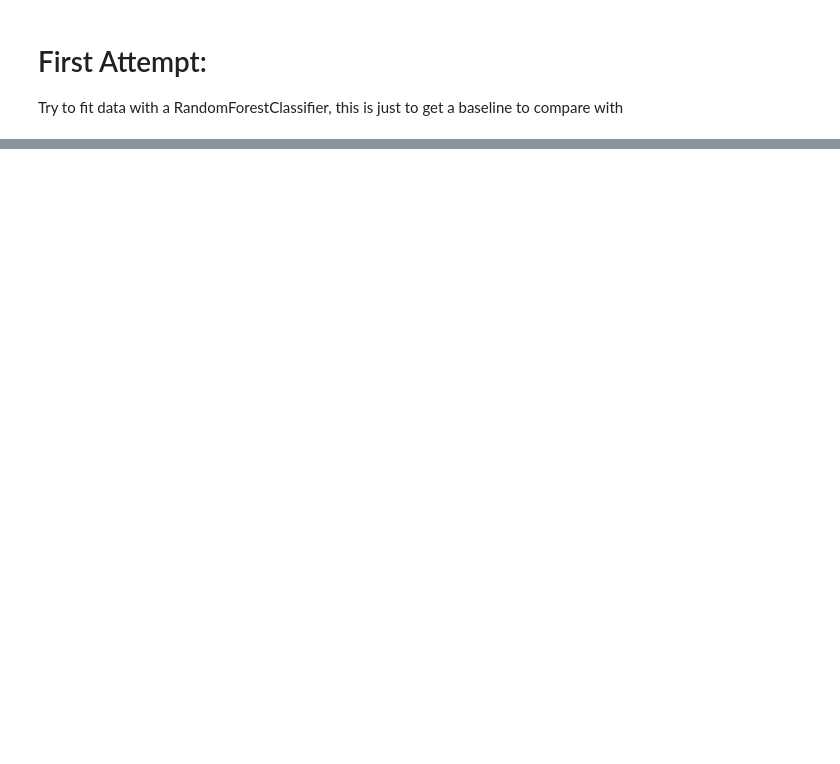
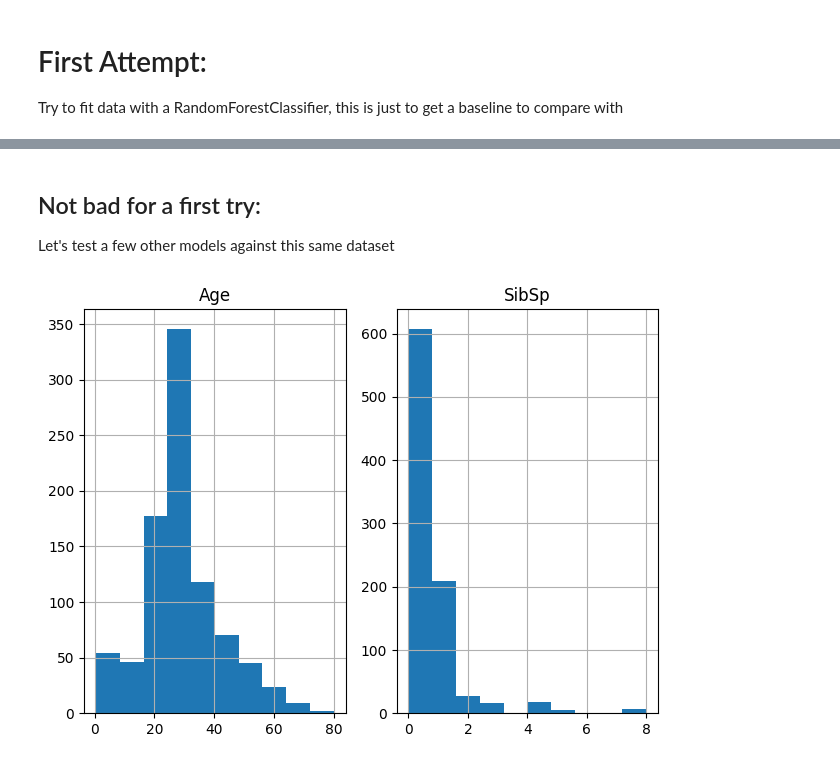
Before and after one commit to adriangs1996/kaggle, a Jupyter notebook: titanic.ipynb, the cells around one changed output, grey strips where cells are left out. Drawn from its saved outputs; the diff is of its cells as text; code cells hidden in the pictures; blank space fills up the shorter version.

```diff
--- a/titanic.ipynb
+++ b/titanic.ipynb
@@ -129,0 +157,18 @@ accuracy_score(y_test, model.predict(x_test))
+# %% [markdown]
+## Not bad for a first try:
+Let's test a few other models against this same dataset
+# %%
+# Let's see the distribution of different features, maybe we can use a Naive Bayes
+# classifier, or arrange for one
+from matplotlib import pyplot as plt
+
+plt.rcParams["figure.autolayout"] = True
+
+_, axes = plt.subplots(1, 2)
+
+train_data_sample.hist('Age', ax=axes[0])
+train_data_sample.hist('SibSp', ax=axes[1])
+
+plt.show()
+# %% [output]
+[figure, added]
```
Also changed, not shown: parts of 20 cells of this notebook.
